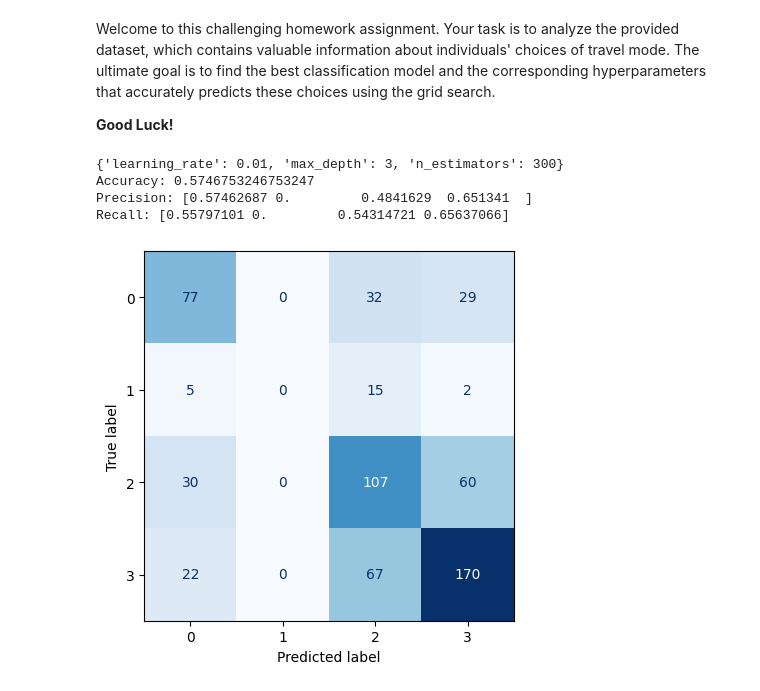
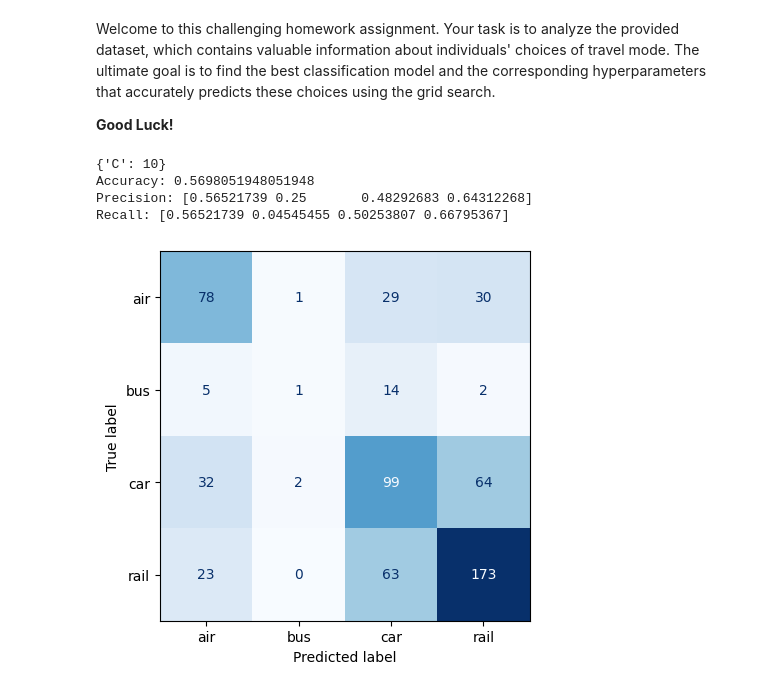
Before and after one commit to Tongm56/Assignments-Applied-AI-in-Transportation, a Jupyter notebook: Exercise-3 mode choice model/“Exercise_3_Mode_choice_model_lab3_ipynb”.ipynb, the cells around one changed output. Cells and saved outputs as stored; diff of their text form; code cells hidden in the pictures.

```diff
--- a/Exercise-3 mode choice model/“Exercise_3_Mode_choice_model_lab3_ipynb”.ipynb
+++ b/Exercise-3 mode choice model/“Exercise_3_Mode_choice_model_lab3_ipynb”.ipynb
@@ -103,13 +103,13 @@ data = pd.read_csv(url)
 
 ##---------------------The choice of encoding method---------------------------
 #(1) One-Hot Encoding
-df = pd.get_dummies(data, columns=['service_air', 'service_rail'])
+# df = pd.get_dummies(data, columns=['service_air', 'service_rail'])
 
 #(2) Label Encoding
-# encoder = LabelEncoder()
-# df=data.copy()
-# df['service_air'] = encoder.fit_transform(df['service_air'])
-# df['service_rail'] = encoder.fit_transform(df['service_rail'])
+encoder = LabelEncoder()
+df=data.copy()
+df['service_air'] = encoder.fit_transform(df['service_air'])
+df['service_rail'] = encoder.fit_transform(df['service_rail'])
 
 #(3) Dummy Encoding
 # df=data.copy()
@@ -123,10 +123,10 @@ x_train, x_test, y_train, y_test = train_test_split(x, y, test_size=0.2,random_s
 
 ##---------------------The choice of classification model---------------------------
 #(1)LR
-# params = {
-#     'C': [0.001, 0.01, 0.1, 1, 10, 100],
-# }
-# model = LogisticRegression(max_iter=1000, random_state=0)
+params = {
+    'C': [0.001, 0.01, 0.1, 1, 10, 100],
+}
+model = LogisticRegression(max_iter=1000, random_state=0)
 
 #(2)KNN
 # params = {
@@ -145,15 +145,15 @@ x_train, x_test, y_train, y_test = train_test_split(x, y, test_size=0.2,random_s
 # model = RandomForestClassifier(random_state=0)
 
 #(4)XGBoost
-params = {
-    'learning_rate': [0.01, 0.1, 0.2],
-    'n_estimators': [100, 200, 300],
-    'max_depth': [3, 4, 5]
-}
-map = {'air': 0, 'bus': 1, 'car': 2,'rail':3}
-y_train = y_train.map(map)
-y_test = y_test.map(map)
-model =  XGBClassifier()
+# params = {
+#     'learning_rate': [0.01, 0.1, 0.2],
+#     'n_estimators': [100, 200, 300],
+#     'max_depth': [3, 4, 5]
+# }
+# map = {'air': 0, 'bus': 1, 'car': 2,'rail':3}
+# y_train = y_train.map(map)
+# y_test = y_test.map(map)
+# model =  XGBClassifier()
 
 #(5)SVM
 ## Note: It will costs a long time.
@@ -165,35 +165,35 @@ model =  XGBClassifier()
 # model= SVC(kernel="linear")
 
 # Initialize a GridSearchCV object to perform hyperparameter tuning
 # - 'estimator': The machine learning model (in this case, 'model') to be tuned.
 # - 'param_grid': A dictionary specifying the hyperparameter grid to search.
 # - 'cv': The number of cross-validation folds (here, 5-fold cross-validation is used).
 # - 'scoring': The evaluation metric used to compare different hyperparameter settings
 # --('accuracy','precision','recall, etc. see https://scikit-learn.org/stable/modules/model_evaluation.html#scoring-parameter).
 grid_search = GridSearchCV(estimator=model, param_grid=params, cv=5, scoring='accuracy')
 
 # Fit the GridSearchCV object to the training data to perform hyperparameter tuning
 grid_search.fit(x_train, y_train)
 
 # Retrieve the best hyperparameters identified by the grid search
 best_params = grid_search.best_params_
 print(best_params)
 # Retrieve the best cross-validated accuracy score achieved with the best hyperparameters
 best_score = grid_search.best_score_
 
 # Set 'model' to be the best estimator (model with the best hyperparameters) identified by the grid search
 model = grid_search.best_estimator_
 
 cmd.from_estimator(model, x_test, y_test,cmap='Blues',colorbar=False)
 
 
 ##---------------------Different measurements---------------------------
 print(f'Accuracy: {accuracy_score(y_test,model.predict(x_test))}')
 print(f'Precision: {precision_score(y_test,model.predict(x_test),average=None)}')
 print(f'Recall: {recall_score(y_test,model.predict(x_test),average=None)}')
 # %% [output]
-{'learning_rate': 0.01, 'max_depth': 3, 'n_estimators': 300}
-Accuracy: 0.5746753246753247
-Precision: [0.57462687 0.         0.4841629  0.651341  ]
-Recall: [0.55797101 0.         0.54314721 0.65637066]
+{'C': 10}
+Accuracy: 0.5698051948051948
+Precision: [0.56521739 0.25       0.48292683 0.64312268]
+Recall: [0.56521739 0.04545455 0.50253807 0.66795367]
-[figure, old version]
+[figure, new version]
```
Also changed, not shown: 3 other files.
